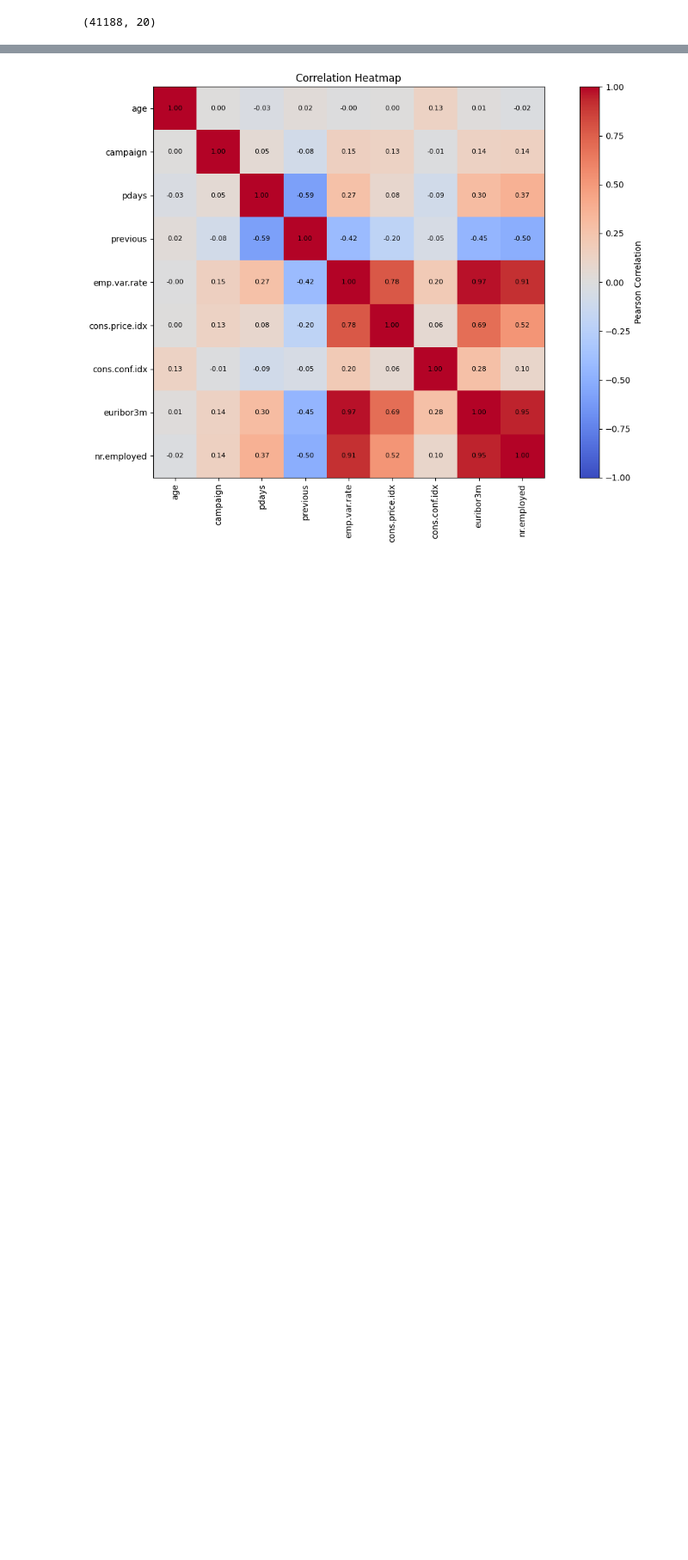
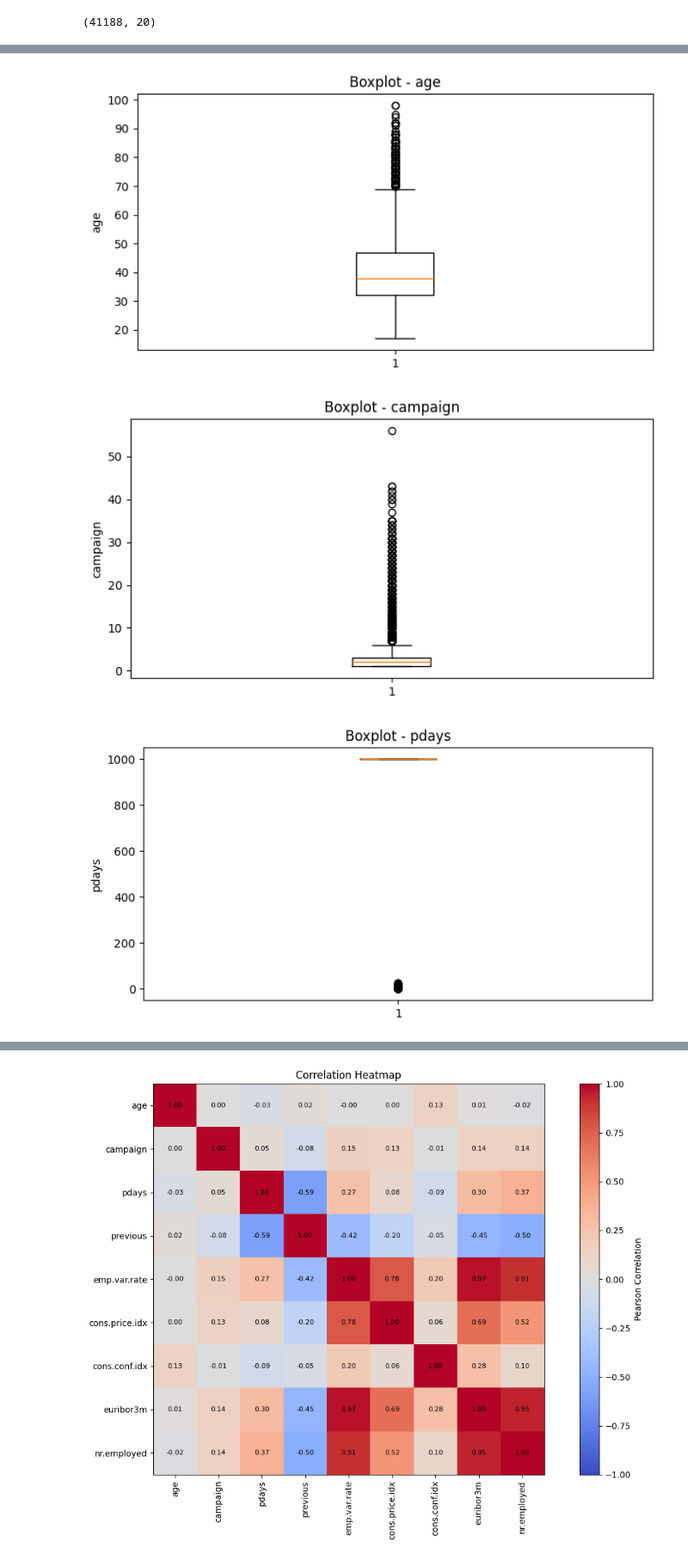
Before and after one commit to navyatripathiji/bank-marketing-practice, a Jupyter notebook: notebooks/01-basiceda.ipynb, the cells around one changed output, grey strips where cells are left out. Shown at 86% size. Drawn from its saved outputs; the diff is of its cells as text; code cells hidden in the pictures; blank space fills up the shorter version.

```diff
--- a/notebooks/01-basiceda.ipynb
+++ b/notebooks/01-basiceda.ipynb
@@ -241,3 +290,6 @@ df3=df3.drop(columns=['duration'])
 df3.shape
 # %% [output]
 (41188, 20)
+# %%
+num_cols = df3.select_dtypes(include=np.number).columns.tolist()
+num_cols
@@ -243,0 +306,32 @@ df3.shape
+# %%
+outlier_summary = []
+
+for col in num_cols:
+
+    Q1 = df3[col].quantile(0.25)
+    Q3 = df3[col].quantile(0.75)
+
+    IQR = Q3 - Q1
+
+    lower_bound = Q1 - 1.5 * IQR
+    upper_bound = Q3 + 1.5 * IQR
+
+    outliers = df3[
+        (df3[col] < lower_bound) |
+        (df3[col] > upper_bound)
+    ]
+
+    outlier_summary.append({
+        "Feature": col,
+        "Q1": Q1,
+        "Q3": Q3,
+        "IQR": IQR,
+        "Lower Bound": lower_bound,
+        "Upper Bound": upper_bound,
+        "Outlier Count": len(outliers),
+        "Outlier %": len(outliers) / len(df3) * 100
+    })
+
+outlier_summary_df = pd.DataFrame(outlier_summary)
+
+outlier_summary_df.round(2)
@@ -243,0 +349,14 @@ df3.shape
+# %%
+for col in num_cols:
+
+    plt.figure(figsize=(8, 4))
+
+    plt.boxplot(df3[col].dropna())
+
+    plt.title(f"Boxplot - {col}")
+    plt.ylabel(col)
+    plt.show()
+# %% [output]
+[figure, added]
+[figure, added]
+[figure, added]
```
Also changed, not shown: parts of 5 cells of this notebook, 4 other files.
